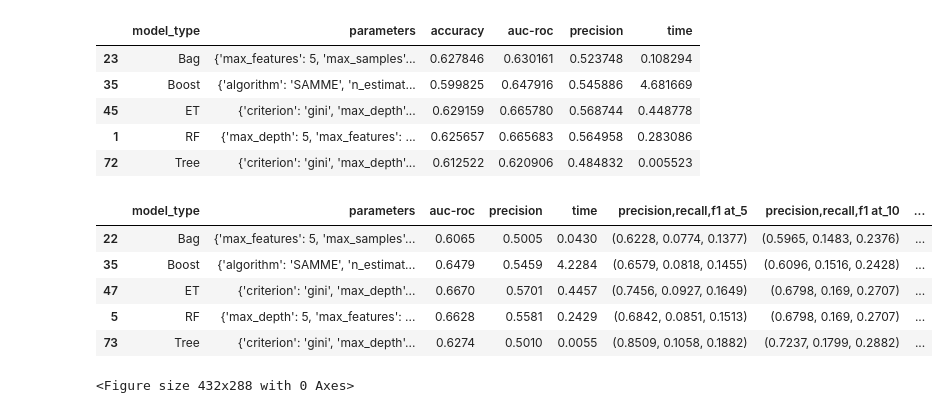
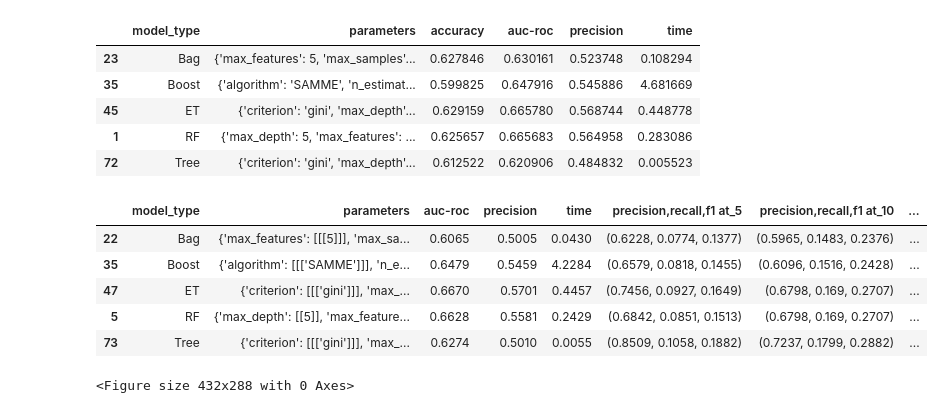
Before and after one commit to tianchu-shu/DataMade, a Jupyter notebook: Predicting_SpringCGP.ipynb, the cells around one changed output. Drawn from its saved outputs; the diff is of its cells as text; code cells hidden in the pictures.

```diff
--- a/Predicting_SpringCGP.ipynb
+++ b/Predicting_SpringCGP.ipynb
@@ -355,3 +363,26 @@ results = clf_loop(["RF",'Bag','Boost', 'ET', 'Tree'], x_train, x_val, y_train,
+# %%
+def best_grid(rdf, method = "auc-roc"):
+    '''
+    Iterate over the results and get the best parameters for each classifier
+    and save the best_grid as a dictionary
+
+    '''
+    best = {}
+    model = rdf.groupby("model_type")[method].nlargest(1)
+    model = model.to_frame()
+    model.reset_index(inplace = True)
+    rows = list(model['level_1'])
+    display(rdf.loc[rows].iloc[:,:])
+    for row in rows:
+        key = rdf.loc[row]["model_type"]
+        v = rdf.loc[row]["parameters"]
+        best[key] = v
+
+    for k,arg in best.items():
+        for key,val in arg.items():
+            arg[key] = [val]
+
+    return best
 # %%
 # Finding Base Probability of Not Grow in math
 print ('Prob of Not Grow')
@@ -381,14 +412,14 @@ Prob of Not Grow
 | 72 | Tree | {'criterion': 'gini', 'max_depth'... | 0.612522 | 0.620906 | 0.484832 | 0.005523 |
 # %%
 #3 years train
-best = best_grid(results)
+best = best_grid(results, 'auc-roc')
 # %% [output]
 |  | model_type | parameters | auc-roc | precision | time | precision,recall,f1 at_5 | precision,recall,f1 at_10 | ... |
-| 22 | Bag | {'max_features': 5, 'max_samples'... | 0.6065 | 0.5005 | 0.0430 | (0.6228, 0.0774, 0.1377) | (0.5965, 0.1483, 0.2376) | ... |
-| 35 | Boost | {'algorithm': 'SAMME', 'n_estimat... | 0.6479 | 0.5459 | 4.2284 | (0.6579, 0.0818, 0.1455) | (0.6096, 0.1516, 0.2428) | ... |
-| 47 | ET | {'criterion': 'gini', 'max_depth'... | 0.6670 | 0.5701 | 0.4457 | (0.7456, 0.0927, 0.1649) | (0.6798, 0.169, 0.2707) | ... |
-| 5 | RF | {'max_depth': 5, 'max_features': ... | 0.6628 | 0.5581 | 0.2429 | (0.6842, 0.0851, 0.1513) | (0.6798, 0.169, 0.2707) | ... |
-| 73 | Tree | {'criterion': 'gini', 'max_depth'... | 0.6274 | 0.5010 | 0.0055 | (0.8509, 0.1058, 0.1882) | (0.7237, 0.1799, 0.2882) | ... |
+| 22 | Bag | {'max_features': [[[5]]], 'max_sa... | 0.6065 | 0.5005 | 0.0430 | (0.6228, 0.0774, 0.1377) | (0.5965, 0.1483, 0.2376) | ... |
+| 35 | Boost | {'algorithm': [[['SAMME']]], 'n_e... | 0.6479 | 0.5459 | 4.2284 | (0.6579, 0.0818, 0.1455) | (0.6096, 0.1516, 0.2428) | ... |
+| 47 | ET | {'criterion': [[['gini']]], 'max_... | 0.6670 | 0.5701 | 0.4457 | (0.7456, 0.0927, 0.1649) | (0.6798, 0.169, 0.2707) | ... |
+| 5 | RF | {'max_depth': [[5]], 'max_feature... | 0.6628 | 0.5581 | 0.2429 | (0.6842, 0.0851, 0.1513) | (0.6798, 0.169, 0.2707) | ... |
+| 73 | Tree | {'criterion': [[['gini']]], 'max_... | 0.6274 | 0.5010 | 0.0055 | (0.8509, 0.1058, 0.1882) | (0.7237, 0.1799, 0.2882) | ... |
 # %%
 def Predicting(x_train,  y_train, test, grid):
     models = []
```
Also changed, not shown: parts of 3 cells of this notebook.
